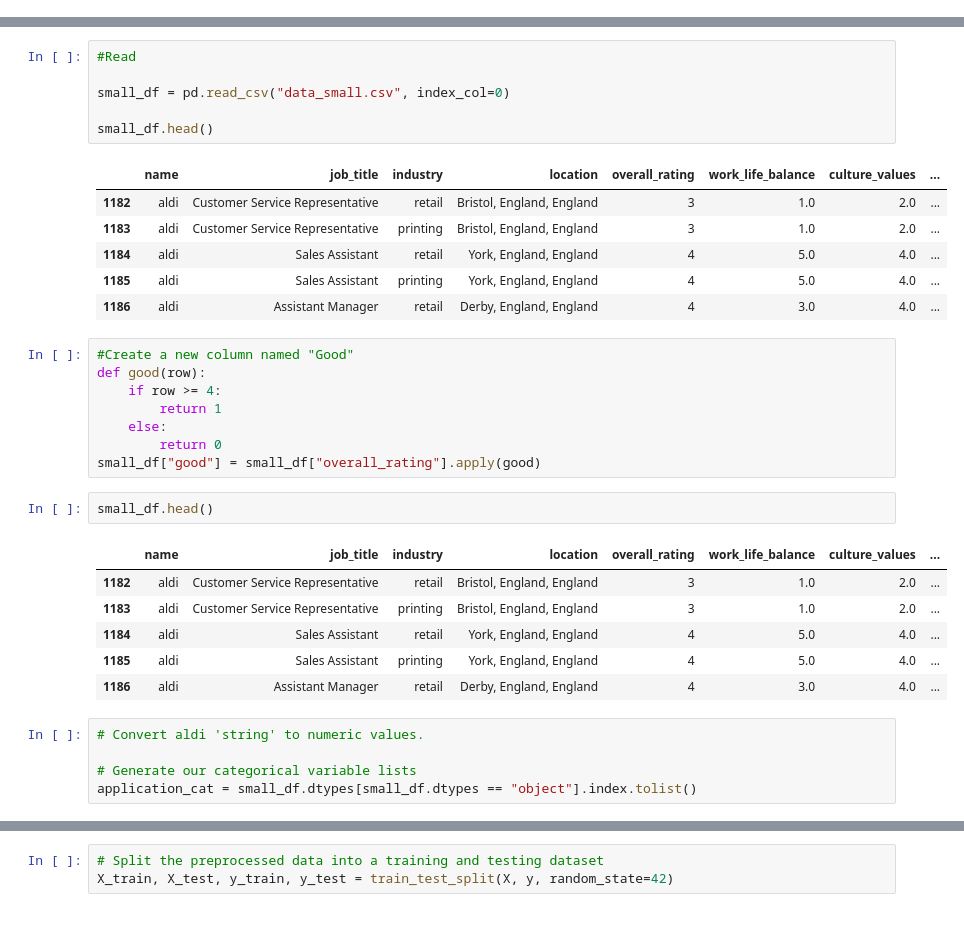
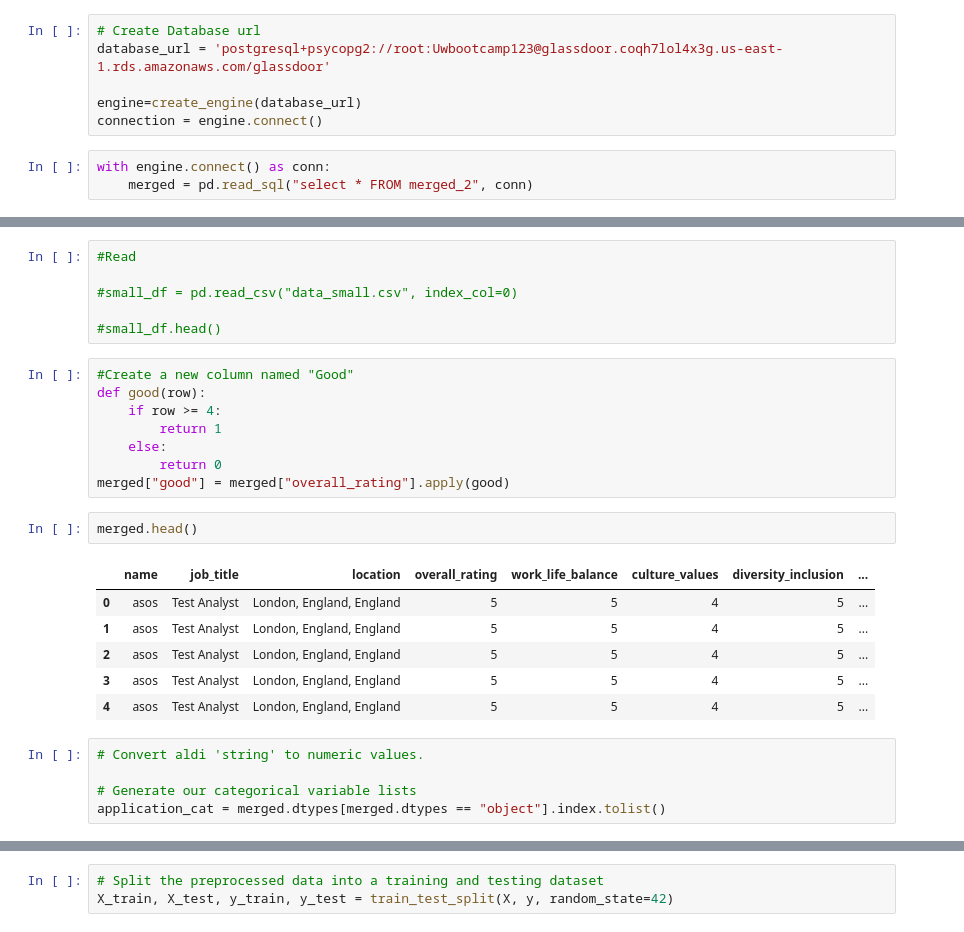
Before and after one commit to nndavis/final_project, a Jupyter notebook: jupyter_notebooks/NN_ML.ipynb, the cells around one changed output, grey strips where cells are left out. Drawn from its saved outputs; the diff is of its cells as text.

```diff
--- a/jupyter_notebooks/NN_ML.ipynb
+++ b/jupyter_notebooks/NN_ML.ipynb
@@ -9,0 +16,9 @@ To enable them in other operations, rebuild TensorFlow with the appropriate comp
+# %%
+# Create Database url
+database_url = 'postgresql+psycopg2://root:Uwbootcamp123@glassdoor.coqh7lol4x3g.us-east-1.rds.amazonaws.com/glassdoor'
+
+engine=create_engine(database_url)
+connection = engine.connect()
+# %%
+with engine.connect() as conn:
+    merged = pd.read_sql("select * FROM merged_2", conn)
@@ -10,16 +34,9 @@ To enable them in other operations, rebuild TensorFlow with the appropriate comp
 # %%
 #Read
 
-small_df = pd.read_csv("data_small.csv", index_col=0)
+#small_df = pd.read_csv("data_small.csv", index_col=0)
 
-small_df.head()
+#small_df.head()
-# %% [output]
-|  | name | job_title | industry | location | overall_rating | work_life_balance | culture_values | ... |
-| 1182 | aldi | Customer Service Representative | retail | Bristol, England, England | 3 | 1.0 | 2.0 | ... |
-| 1183 | aldi | Customer Service Representative | printing | Bristol, England, England | 3 | 1.0 | 2.0 | ... |
-| 1184 | aldi | Sales Assistant | retail | York, England, England | 4 | 5.0 | 4.0 | ... |
-| 1185 | aldi | Sales Assistant | printing | York, England, England | 4 | 5.0 | 4.0 | ... |
-| 1186 | aldi | Assistant Manager | retail | Derby, England, England | 4 | 3.0 | 4.0 | ... |
 # %%
 #Create a new column named "Good"
 def good(row):
@@ -27,21 +44,21 @@ def good(row):
         return 1
     else:
         return 0
-small_df["good"] = small_df["overall_rating"].apply(good)
+merged["good"] = merged["overall_rating"].apply(good)
 # %%
-small_df.head()
+merged.head()
 # %% [output]
-|  | name | job_title | industry | location | overall_rating | work_life_balance | culture_values | ... |
-| 1182 | aldi | Customer Service Representative | retail | Bristol, England, England | 3 | 1.0 | 2.0 | ... |
-| 1183 | aldi | Customer Service Representative | printing | Bristol, England, England | 3 | 1.0 | 2.0 | ... |
-| 1184 | aldi | Sales Assistant | retail | York, England, England | 4 | 5.0 | 4.0 | ... |
-| 1185 | aldi | Sales Assistant | printing | York, England, England | 4 | 5.0 | 4.0 | ... |
-| 1186 | aldi | Assistant Manager | retail | Derby, England, England | 4 | 3.0 | 4.0 | ... |
+|  | name | job_title | location | overall_rating | work_life_balance | culture_values | diversity_inclusion | ... |
+| 0 | asos | Test Analyst | London, England, England | 5 | 5 | 4 | 5 | ... |
+| 1 | asos | Test Analyst | London, England, England | 5 | 5 | 4 | 5 | ... |
+| 2 | asos | Test Analyst | London, England, England | 5 | 5 | 4 | 5 | ... |
+| 3 | asos | Test Analyst | London, England, England | 5 | 5 | 4 | 5 | ... |
+| 4 | asos | Test Analyst | London, England, England | 5 | 5 | 4 | 5 | ... |
 # %%
 # Convert aldi 'string' to numeric values.
 
 # Generate our categorical variable lists
-application_cat = small_df.dtypes[small_df.dtypes == "object"].index.tolist()
+application_cat = merged.dtypes[merged.dtypes == "object"].index.tolist()
 # %%
 # Create a OneHotEncoder instance
 enc = OneHotEncoder(sparse=False)
```
Also changed, not shown: parts of 9 cells of this notebook.
